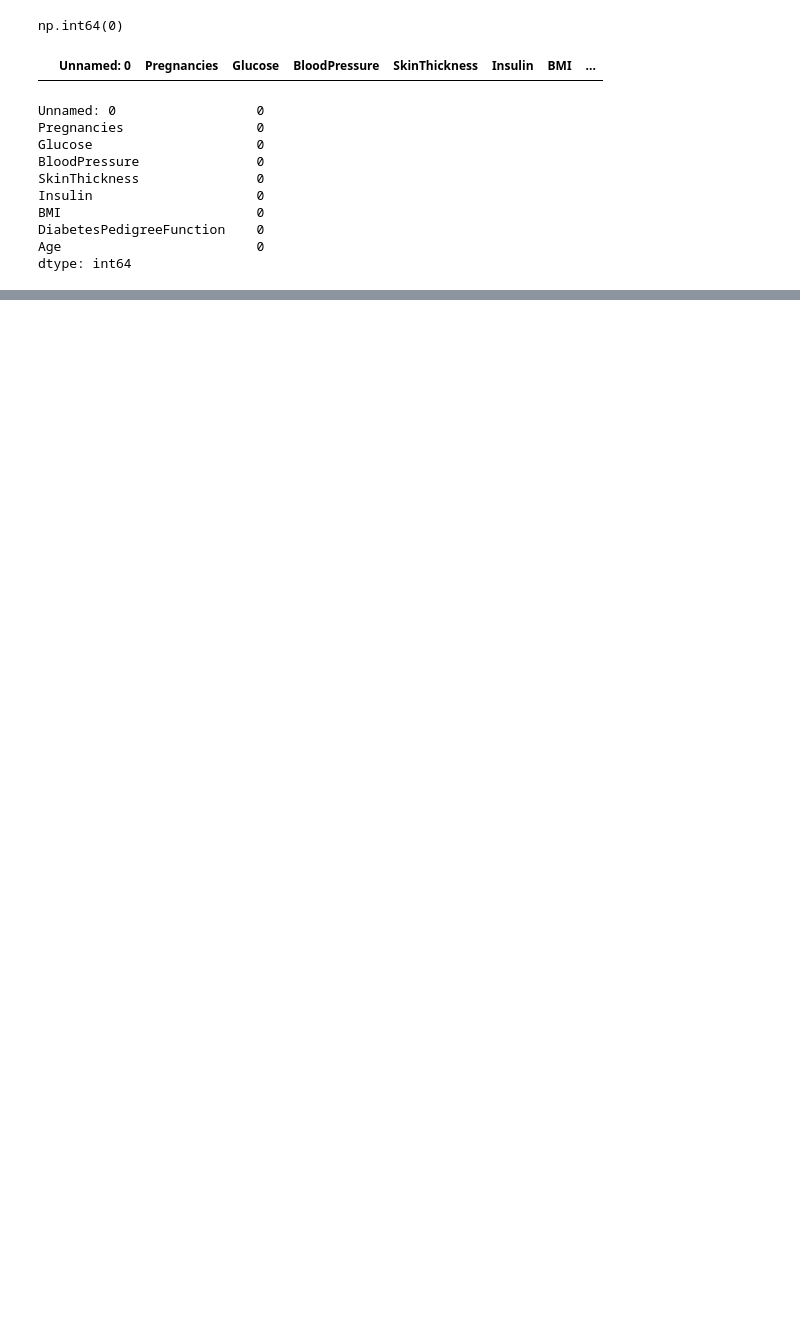
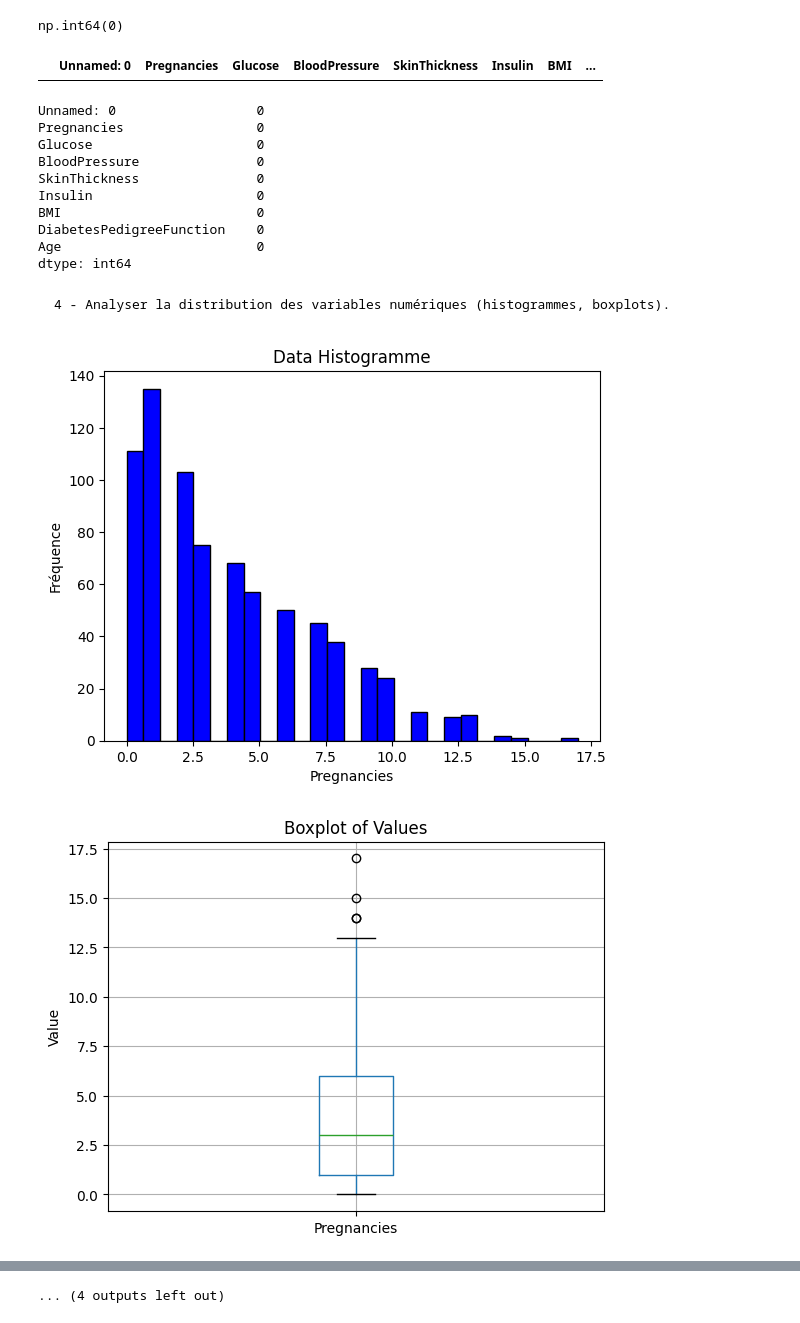
Before and after one commit to mohammedip/Analyse-et-Pr-diction-du-Risque-de-Diab-te, a Jupyter notebook: notebook/EDA.ipynb, the cells around one changed output, grey strips where cells are left out. Drawn from its saved outputs; the diff is of its cells as text; code cells hidden in the pictures; blank space fills up the shorter version.

Commit message:
Analyser la distribution des variables numériques (histogrammes, boxplots). AEPDRDD-7

```diff
--- a/notebook/EDA.ipynb
+++ b/notebook/EDA.ipynb
@@ -60,3 +71,28 @@ BMI                         0
 DiabetesPedigreeFunction    0
 Age                         0
 dtype: int64
+# %% [markdown]
+    4 - Analyser la distribution des variables numériques (histogrammes, boxplots).
+# %%
+import matplotlib.pyplot as plt
+import math
+
+
+
+for i in df.columns :
+    if i == "Unnamed: 0":
+        continue
+
+    plt.hist(df[i], bins=int(math.sqrt(df.shape[0])), color='blue', edgecolor='black')
+    plt.title("Data Histogramme")
+    plt.xlabel(i)
+    plt.ylabel("Fréquence")
+    plt.show()
+
+    df.boxplot(column=i)
+    plt.title("Boxplot of Values")
+    plt.ylabel("Value")
+    plt.show()
+# %% [output]
+[figure, added]
+[figure, added]
@@ -62,0 +109 @@ dtype: int64
+... (4 outputs left out)
```
Also changed, not shown: parts of 3 cells of this notebook.
